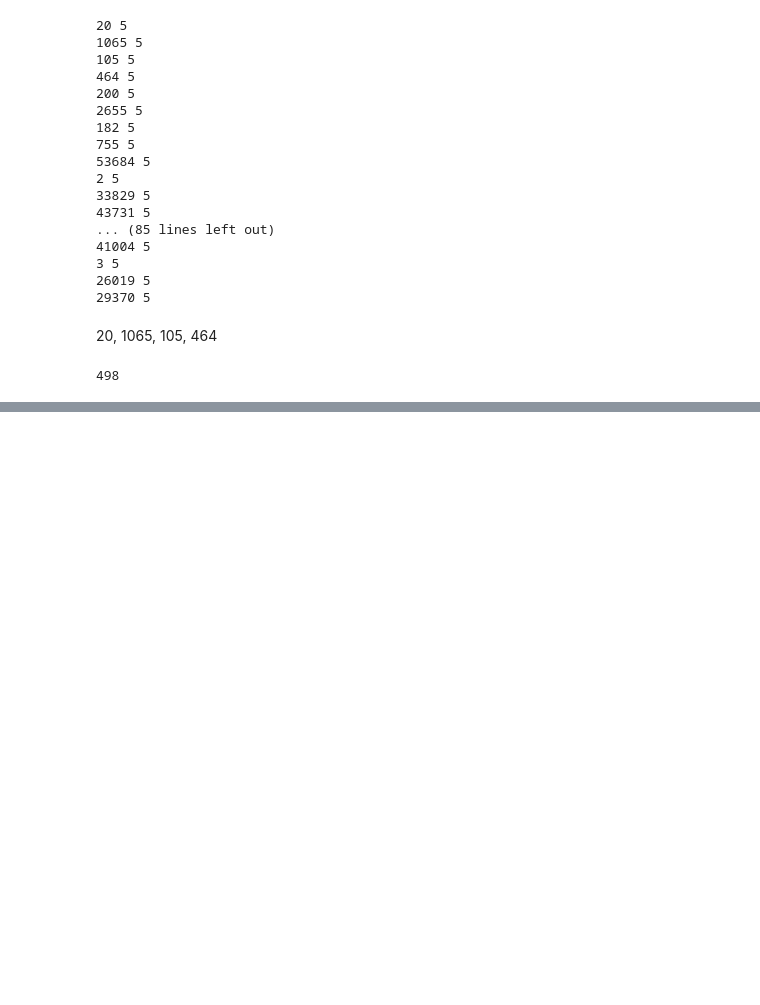
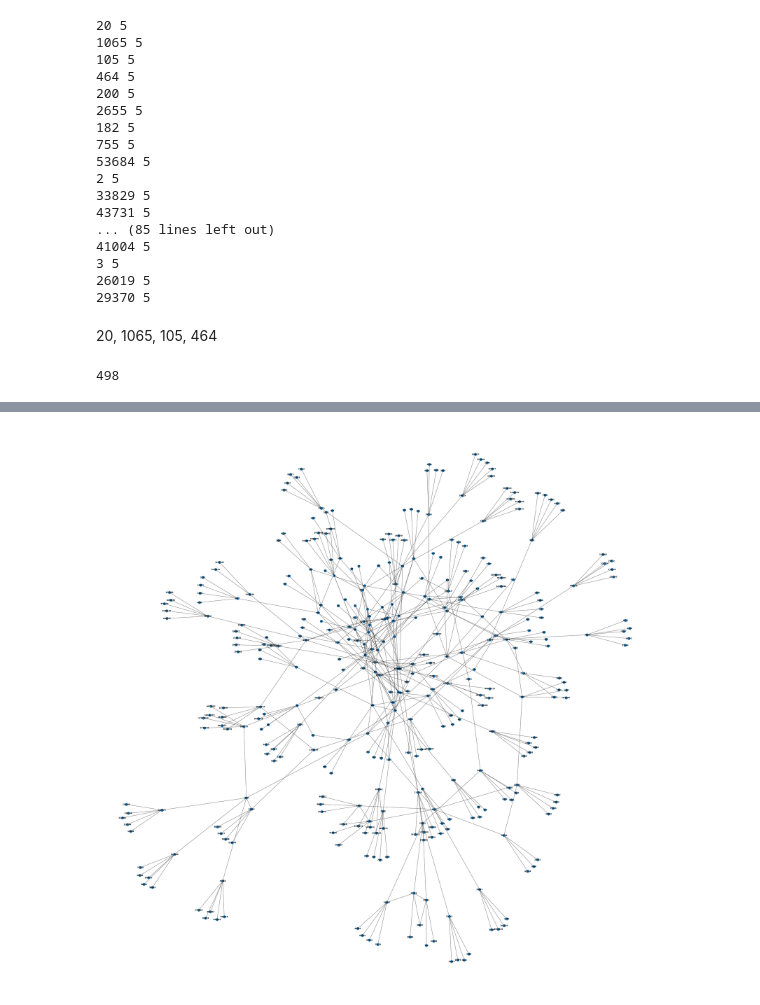
Before and after one commit to awaris123/OSNA-Project1, a Jupyter notebook: OSNA_Project1.ipynb, the cells around one changed output, grey strips where cells are left out. Saved outputs shown, nothing was run; the diff lists cells and outputs as text; code cells hidden in the pictures; blank space fills up the shorter version.

```diff
--- a/OSNA_Project1.ipynb
+++ b/OSNA_Project1.ipynb
@@ -102,3 +102,15 @@ sum([len(v) for v in network.values()])
 # %%
 
 pickle.dump(network, open("network.pkl", "wb"))
+# %%
+#https://stackoverflow.com/questions/50624042/how-to-unpickle-a-file-that-has-been-hosted-in-a-web-url-in-python
+import cloudpickle as cp
+from urllib.request import urlopen
+loaded_pickle_object = cp.load(urlopen("https://github.com/awaris123/OnlineSocialNetworkAnalysis/blob/master/network.pkl?raw=true"))
+# %%
+import itertools
+
+# turn into edge list
+edge_list=[[(k, dude.id) for dude in v] for k,v in loaded_pickle_object.items()]
+#https://stackoverflow.com/a/953097
+edge_list = list(itertools.chain(*edge_list))
@@ -104,0 +129,11 @@ pickle.dump(network, open("network.pkl", "wb"))
+# %%
+import networkx as nx
+G = nx.Graph()
+G.add_edges_from(edge_list)
+# %%
+import matplotlib.pyplot as plt
+plt.figure(figsize=(50,50))
+nx.draw(G, with_labels=True, font_weight='bold')
+plt.show()
+# %% [output]
+[figure, added]
```
Also changed, not shown: parts of 2 cells of this notebook.
